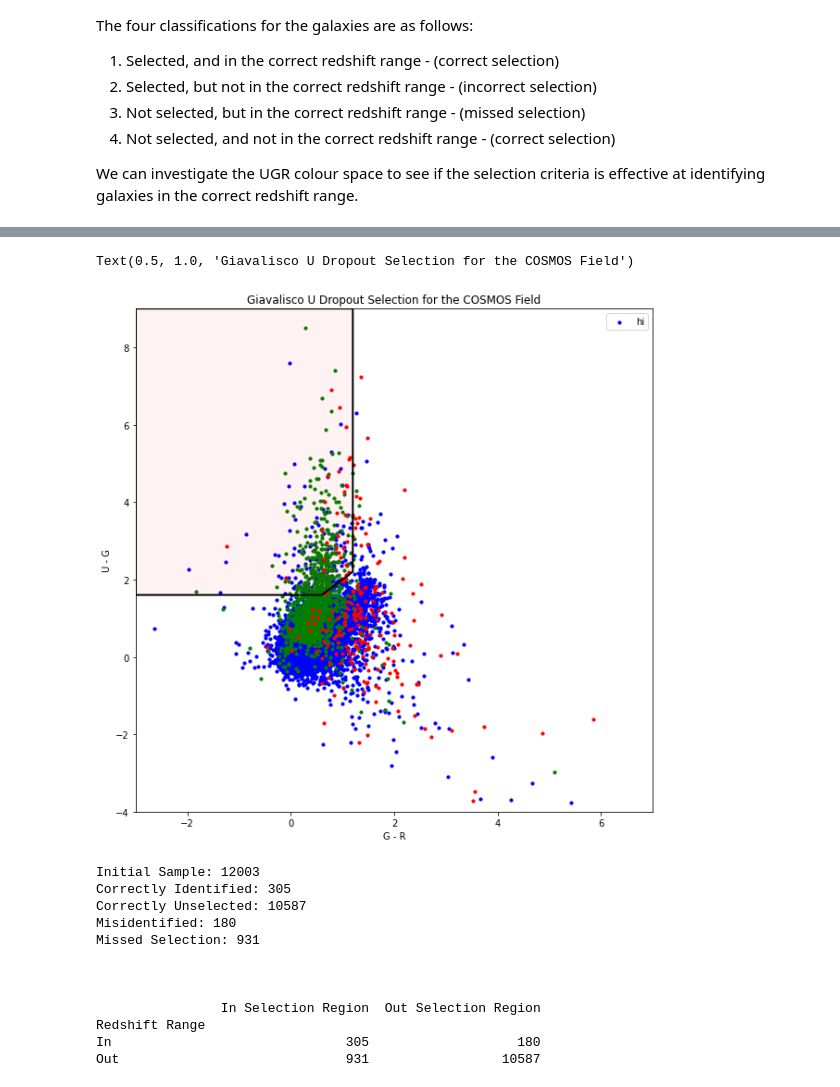
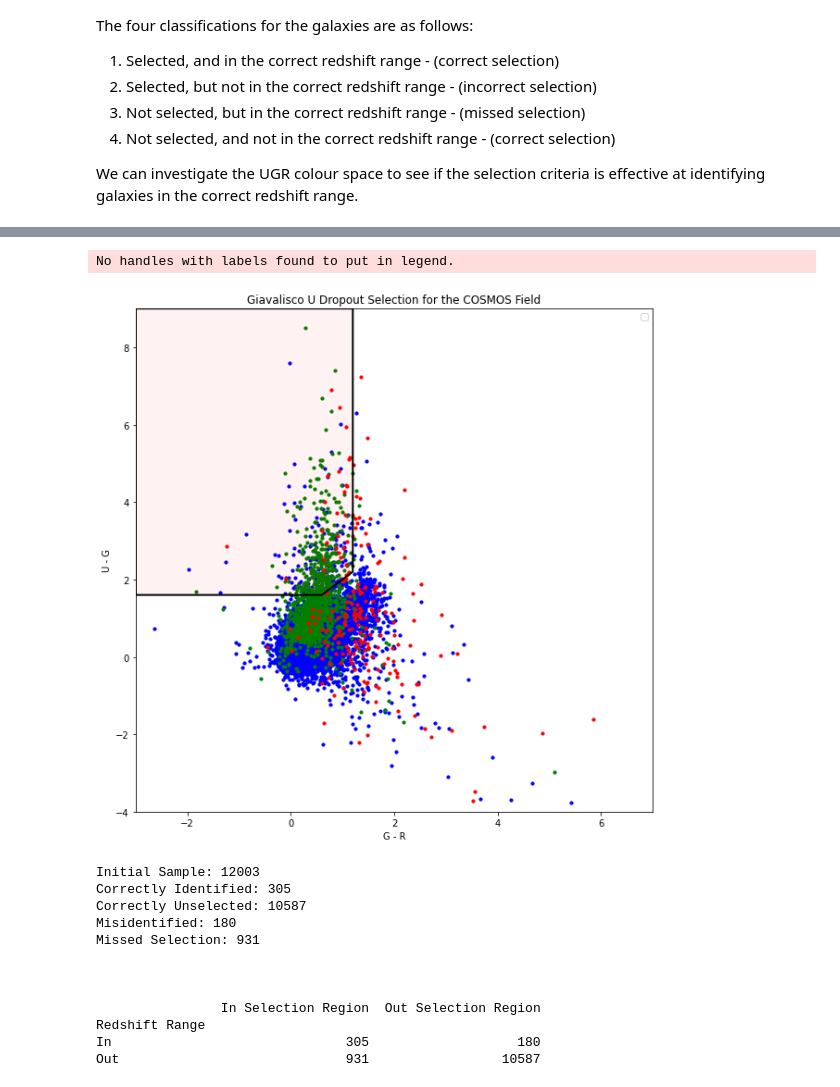
Before and after one commit to mitchellhooymans/LymanBreakActivity, a Jupyter notebook: LymanBreakActivity.ipynb, the cells around one changed output, grey strips where cells are left out. Drawn from its saved outputs; the diff is of its cells as text; code cells hidden in the pictures.

```diff
--- a/LymanBreakActivity.ipynb
+++ b/LymanBreakActivity.ipynb
@@ -259,36 +247,37 @@ plt.figure(figsize=(10, 10))
 
 
 z_low = cosmos_df[redshift <= 2.6]
 z_mid = cosmos_df[(redshift > 2.6) & (redshift < 3.6)]
 z_high = cosmos_df[redshift >= 3.6]
 
 # Now getting the colour axis
 ug_low = z_low['u_mag'] - z_low['g_mag']
 gr_low = z_low['g_mag'] - z_low['r_mag']
 
 ug_mid = z_mid['u_mag'] - z_mid['g_mag']
 gr_mid = z_mid['g_mag'] - z_mid['r_mag']
 
 ug_high = z_high['u_mag'] - z_high['g_mag']
 gr_high = z_high['g_mag'] - z_high['r_mag']
 
-plt.scatter(gr_low, ug_low,label="hi" ,c='b', s=10)
+plt.scatter(gr_low, ug_low,c='b', s=10)
 plt.scatter(gr_mid, ug_mid, c='g', s=10)
 plt.scatter(gr_high, ug_high, c='r', s=10)
 plt.legend()
 plt.xlim(-3, 7)
 plt.ylim(-4, 9)
 U_rule = [[1.2,9], [1.2,2.2], [0.6,1.6], [-3,1.6], [-3,9]]
 plt.gca().add_patch(plt.Polygon(U_rule, closed=True, fill=True, facecolor=(1,0,0,0.05), edgecolor=(0,0,0,1), linewidth=2, linestyle='solid')) # This looks like the correct U dropout technique
 
 
 
 plt.ylabel('U - G')
 plt.xlabel('G - R')
 plt.title('Giavalisco U Dropout Selection for the COSMOS Field')
+plt.show()
 # %% [output]
-Text(0.5, 1.0, 'Giavalisco U Dropout Selection for the COSMOS Field')
+No handles with labels found to put in legend.
-[figure, old version]
+[figure, new version]
 # %%
 # Seperating categories
 # Correct Identification - ugr selection and correct redshift range, or correct non-ugr selection and correct redshift range (unselected)
```
Also changed, not shown: parts of 32 cells of this notebook.
